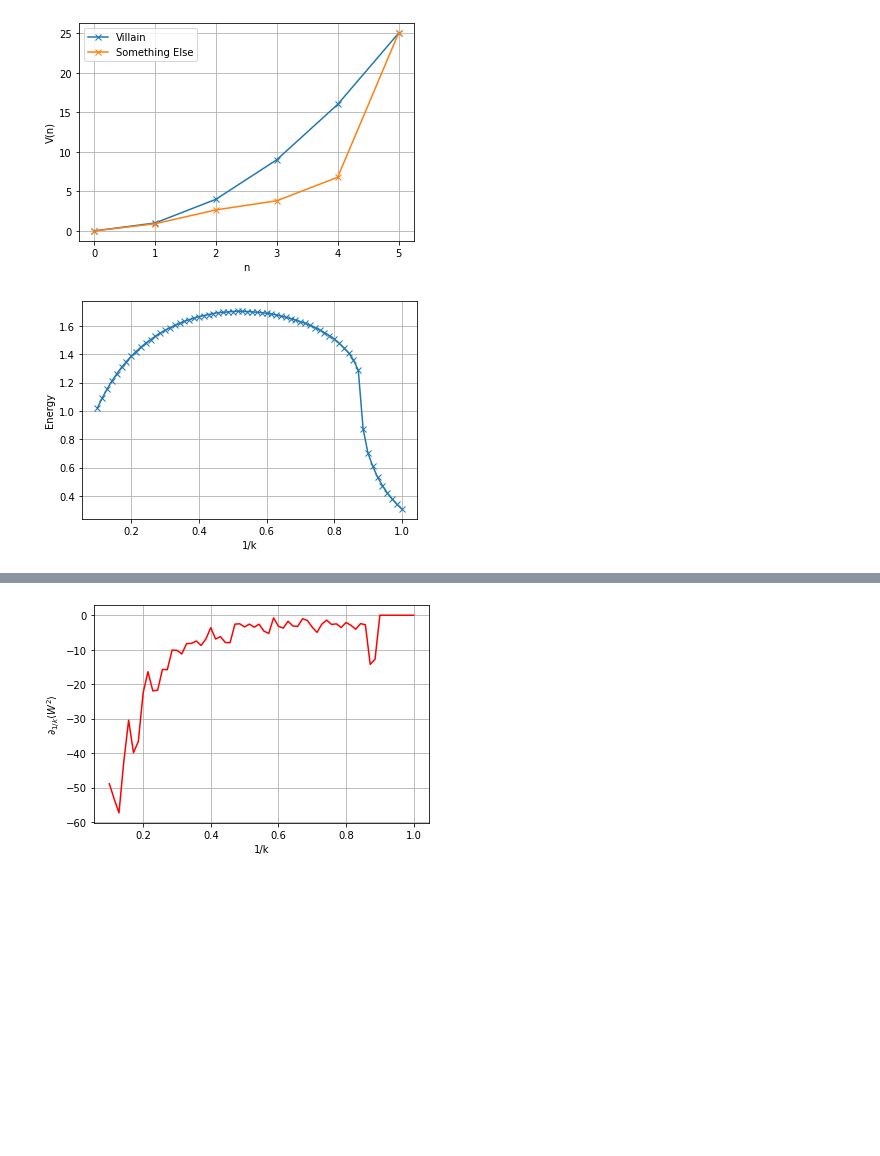
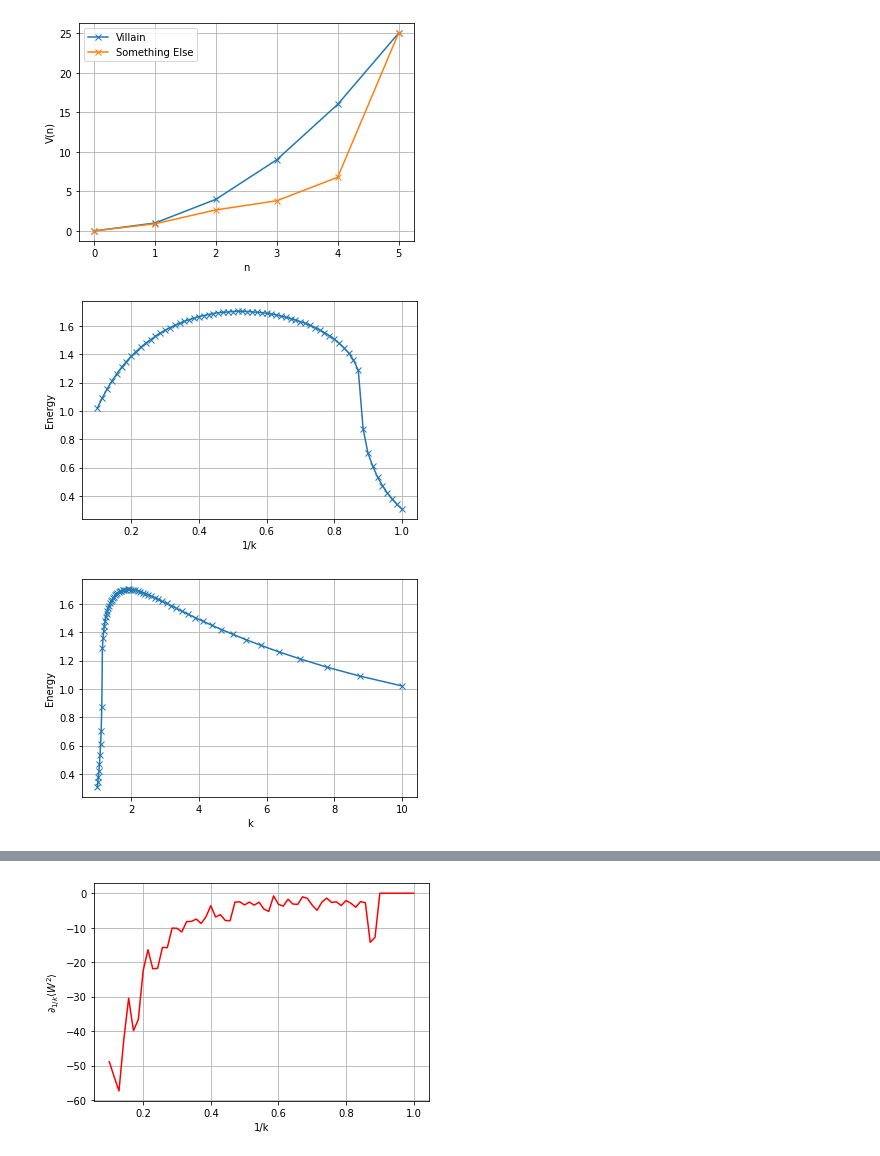
Before and after one commit to Renmusxd/PyGaugeMC, a Jupyter notebook: jupyter/ModifiedPotential.ipynb, the cells around one changed output, grey strips where cells are left out. Saved outputs shown, nothing was run; the diff lists cells and outputs as text; code cells hidden in the pictures; blank space fills up the shorter version.

Commit message:
Add k plots

```diff
--- a/jupyter/ModifiedPotential.ipynb
+++ b/jupyter/ModifiedPotential.ipynb
@@ -33,11 +33,18 @@ energies = graph.simulate_and_get_energies(1000,local_updates_per_step=10,steps_
 # %%
 plt.plot(inv_ks, energies.mean(axis=-1) / 8**4, 'x-')
 plt.grid()
 plt.xlabel('1/k')
 plt.ylabel('Energy')
 plt.show()
+
+plt.plot(1./inv_ks, energies.mean(axis=-1) / 8**4, 'x-')
+plt.grid()
+plt.xlabel('k')
+plt.ylabel('Energy')
+plt.show()
 # %% [output]
 [figure]
+[figure, added]
 # %%
 graph = make_graph(8, inv_ks, pot=pot)
 graph.simulate(steps=100,local_updates_per_step=10,run_parallel_tempering=True)
```
Also changed, not shown: parts of 1 cell of this notebook.
